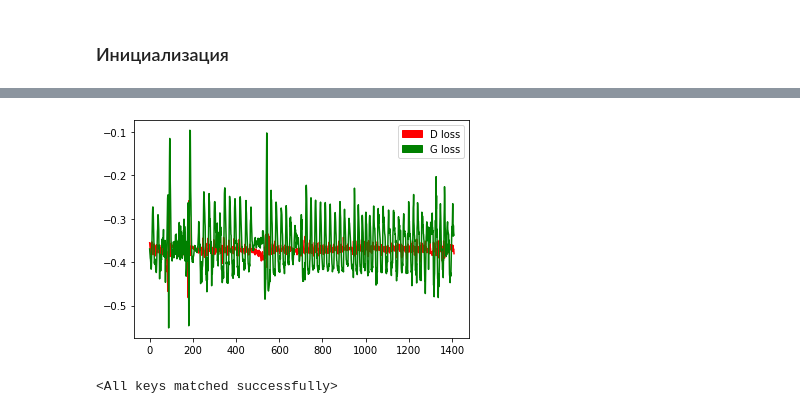
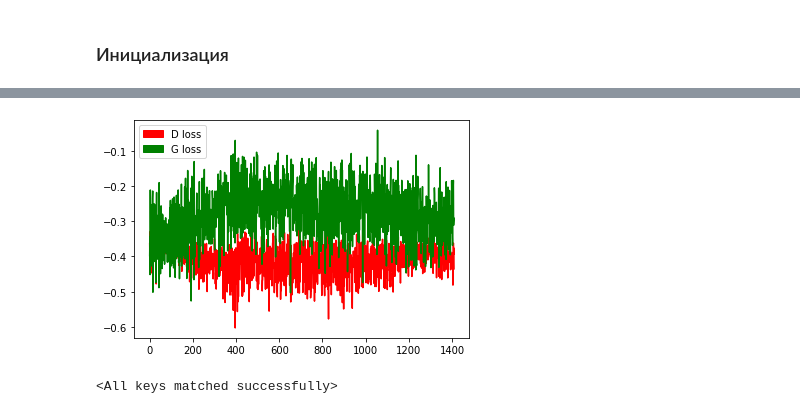
Before and after one commit to VitalyGladyshev/gb_pytorch, a Jupyter notebook: HW_03_Pytorch.ipynb, the cells around one changed output, grey strips where cells are left out. Drawn from its saved outputs; the diff is of its cells as text; code cells hidden in the pictures.

```diff
--- a/HW_03_Pytorch.ipynb
+++ b/HW_03_Pytorch.ipynb
@@ -87,9 +87,9 @@ cuda
 class Generator(nn.Module):
     def __init__(self):
         super().__init__()
-        self.fc1 = nn.Linear(1, 16)
-        self.fc2 = nn.Linear(16, 16)
-        self.fc3 = nn.Linear(16, 1)
+        self.fc1 = nn.Linear(1, 32)
+        self.fc2 = nn.Linear(32, 32)
+        self.fc4 = nn.Linear(32, 1)
         # self.sigm = nn.Sigmoid()
         self.relu = nn.ReLU()
         self.tanh = nn.Tanh()
@@ -100,7 +100,8 @@ class Generator(nn.Module):
         x = self.tanh(self.fc1(x))
         # print("X размеры in: %s\n" % (x.shape,))
         x = self.tanh(self.fc2(x))
-        x = self.fc3(x)
+        # x = self.tanh(self.fc3(x))
+        x = self.fc4(x)
         # print("X размеры in: %s\n" % (x.shape,))
         return x
 # %% [markdown]
@@ -109,9 +110,10 @@ class Generator(nn.Module):
 class Discriminator(nn.Module):
     def __init__(self):
         super().__init__()
-        self.fc1 = nn.Linear(1, 64)
-        self.fc2 = nn.Linear(64, 64)
-        self.fc3 = nn.Linear(64, 1)
+        self.fc1 = nn.Linear(1, 128)
+        self.fc2 = nn.Linear(128, 128)
+        # self.fc3 = nn.Linear(128, 128)
+        self.fc4 = nn.Linear(128, 1)
         self.sigm = nn.Sigmoid()
         self.tanh = nn.Tanh()
         self.relu = nn.ReLU()
@@ -122,13 +124,14 @@ class Discriminator(nn.Module):
         x = self.relu(self.fc1(x))
         # print("X размеры fc1 sigm in: %s\n" % (x.shape,))
         x = self.relu(self.fc2(x))
-        x = self.sigm(self.fc3(x))
+        # x = self.relu(self.fc3(x))
+        x = self.sigm(self.fc4(x))
         return x
 # %% [markdown]
 ### Инициализация
 # %%
 n_epochs = 1500
-lr = 0.0005
+lr = 0.0001   # 0.0005
 
 b1 = 0.5
 b2 = 0.999
@@ -138,8 +141,8 @@ sample_interval = 50
 generator = Generator().to(device)
 discriminator = Discriminator().to(device)
 
-optimizer_G = torch.optim.SGD(generator.parameters(), lr=lr, momentum=0.9)   # torch.optim.Adam(generator.parameters(), lr=lr)   # , betas=(b1, b2))
-optimizer_D = torch.optim.SGD(discriminator.parameters(), lr=lr, momentum=0.9)   # torch.optim.Adam(discriminator.parameters(), lr=lr)   # , betas=(b1, b2))
+optimizer_G = torch.optim.Adam(generator.parameters(), lr=lr, betas=(b1, b2))   # torch.optim.SGD(generator.parameters(), lr=lr, momentum=0.9)   #
+optimizer_D = torch.optim.Adam(discriminator.parameters(), lr=lr, betas=(b1, b2))   # torch.optim.SGD(discriminator.parameters(), lr=lr, momentum=0.9)   #
 
 adversarial_loss = torch.nn.BCELoss()   # nn.CrossEntropyLoss()
 # %%
@@ -199,6 +202,9 @@ import matplotlib.patches as mpatches
 
 red_patch = mpatches.Patch(color='red', label='D loss')
 green_patch = mpatches.Patch(color='green', label='G loss')
+
+g_loss_p = 1000
+ep_loss = 0
 
 for epoch in range(n_epochs):
     for i, (number, labels) in enumerate(real_data_loader):
@@ -225,6 +231,11 @@ for epoch in range(n_epochs):
 
         g_loss.backward()
         optimizer_G.step()
+
+        if g_loss < g_loss_p:
+            torch.save(generator.state_dict(), "series_gan_loss_min.pth")
+            g_loss_p = g_loss
+            ep_loss = epoch
 
 ######################  Тренировка дискриминатора    ##########################
 
@@ -266,4 +277,4 @@ for epoch in range(n_epochs):
-[figure, old version]
+[figure, new version]
 # %%
 torch.save(generator.state_dict(), "series_gan.pth")
 # %%
```
Also changed, not shown: parts of 9 cells of this notebook.
